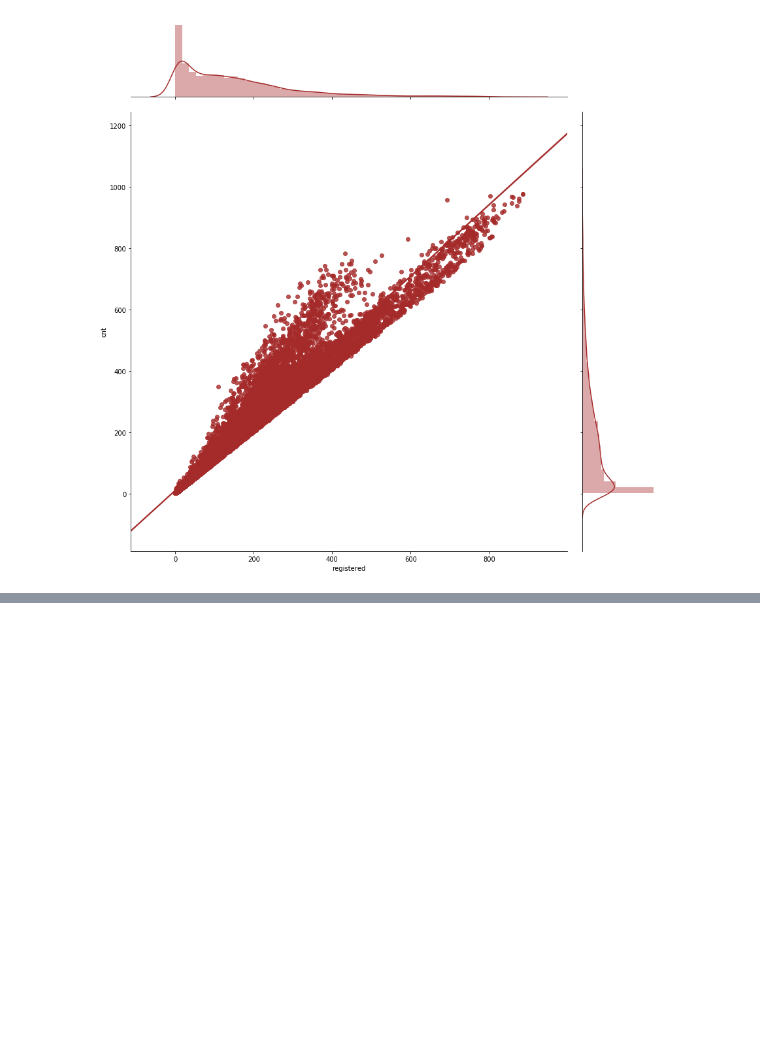
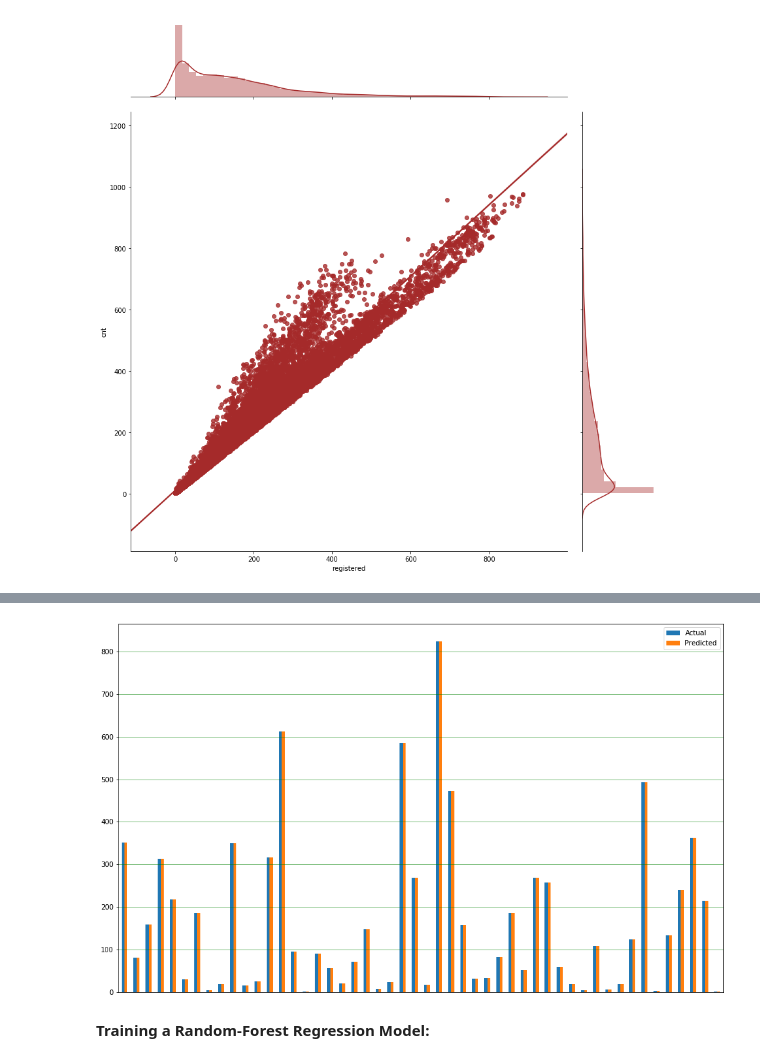
Before and after one commit to sabasajjadi/Bikeshare, a Jupyter notebook: Notebooks/Bikeshare.ipynb, the cells around one changed output, grey strips where cells are left out. Cells and saved outputs as stored; diff of their text form; code cells hidden in the pictures; blank space fills up the shorter version.

```diff
--- a/Notebooks/Bikeshare.ipynb
+++ b/Notebooks/Bikeshare.ipynb
@@ -152,0 +155,4 @@ X_train, X_test, y_train, y_test = train_test_split(X, y, test_size=0.30)
+# %%
+from sklearn.linear_model import LinearRegression
+lm = LinearRegression()
+lm.fit(X_train,y_train)
@@ -152,0 +179,4 @@ X_train, X_test, y_train, y_test = train_test_split(X, y, test_size=0.30)
+# %%
+# making predictions
+y_pred_test = lm.predict(X_test)
+y_pred_train = lm.predict(X_train)
@@ -152,0 +195,3 @@ X_train, X_test, y_train, y_test = train_test_split(X, y, test_size=0.30)
+# %%
+df = pd.DataFrame({'Actual': y_test, 'Predicted': y_pred_test})
+df.head()
@@ -152,0 +205,11 @@ X_train, X_test, y_train, y_test = train_test_split(X, y, test_size=0.30)
+# %%
+df1 = df.head(50)
+df1.plot(kind='bar',figsize=(16,10))
+plt.grid(which='major', linestyle='-', linewidth='0.5', color='green')
+plt.grid(which='minor', linestyle=':', linewidth='0.5', color='black')
+plt.xticks([])
+plt.show()
+# %% [output]
+[figure, added]
+# %% [markdown]
+__Training a Random-Forest Regression Model:__
```
Also changed, not shown: parts of 14 cells of this notebook.
